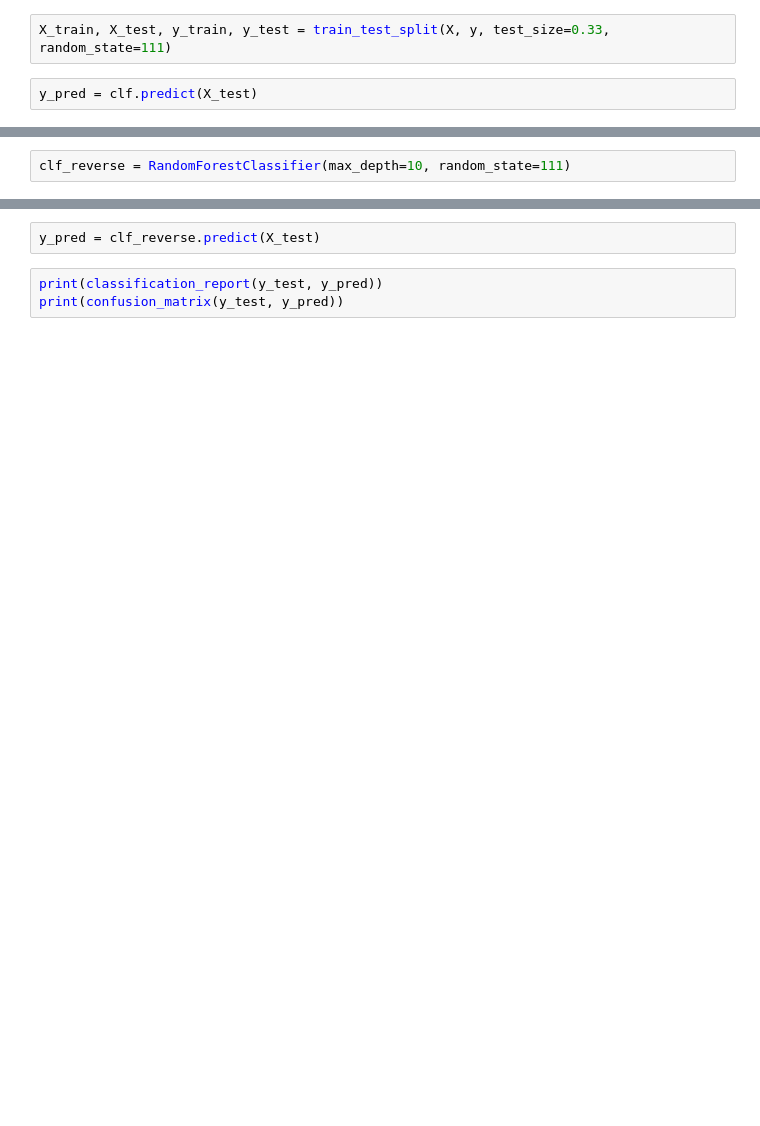
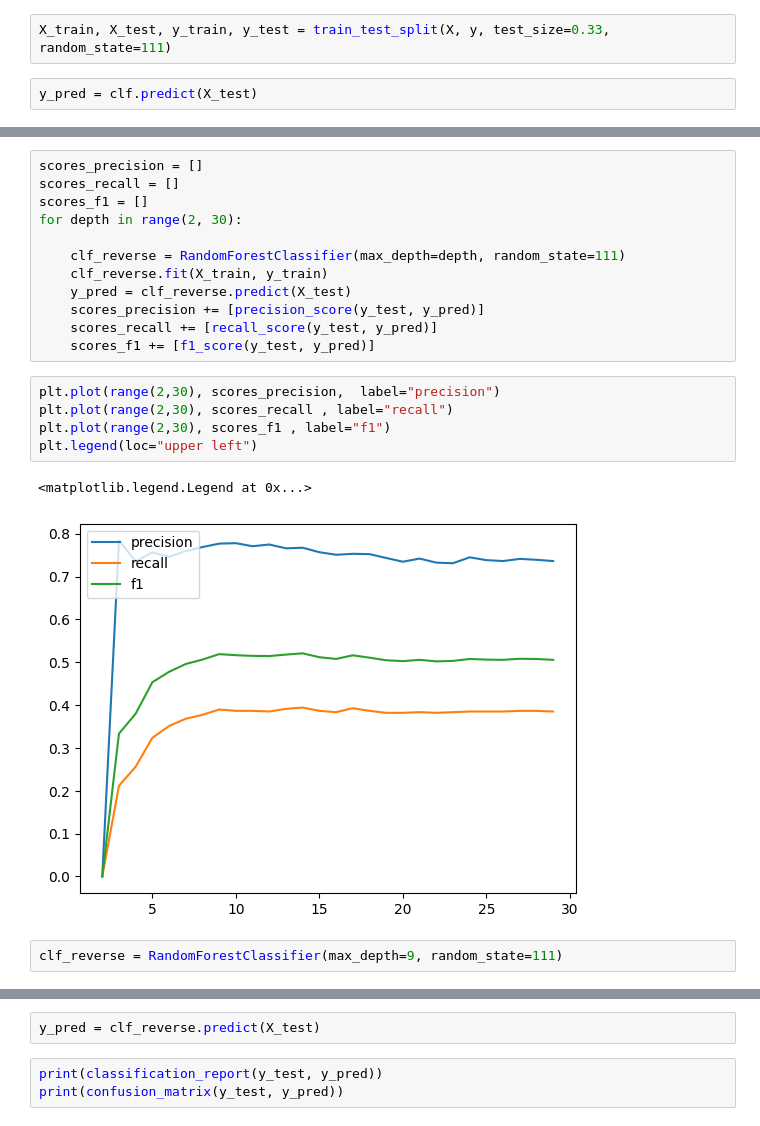
Before and after one commit to Integrative-Transcriptomics/tss-prediction-comparison, a Jupyter notebook: model_training/Model_Training.ipynb, the cells around one changed output, grey strips where cells are left out. Cells and saved outputs as stored; diff of their text form; blank space fills up the shorter version.

```diff
--- a/model_training/Model_Training.ipynb
+++ b/model_training/Model_Training.ipynb
@@ -285,5 +294,25 @@ weighted avg       1.00      1.00      1.00   6178942
 # %%
-clf_reverse = RandomForestClassifier(max_depth=10, random_state=111)
+scores_precision = []
+scores_recall = []
+scores_f1 = []
+for depth in range(2, 30):
+
+    clf_reverse = RandomForestClassifier(max_depth=depth, random_state=111)
+    clf_reverse.fit(X_train, y_train)
+    y_pred = clf_reverse.predict(X_test)
+    scores_precision += [precision_score(y_test, y_pred)]
+    scores_recall += [recall_score(y_test, y_pred)]
+    scores_f1 += [f1_score(y_test, y_pred)]
+# %%
+plt.plot(range(2,30), scores_precision,  label="precision")
+plt.plot(range(2,30), scores_recall , label="recall")
+plt.plot(range(2,30), scores_f1 , label="f1")
+plt.legend(loc="upper left")
+# %% [output]
+<matplotlib.legend.Legend at 0x...>
+[figure, added]
+# %%
+clf_reverse = RandomForestClassifier(max_depth=9, random_state=111)
 # %%
 clf_reverse.fit(X_train, y_train)
 # %% [output]
```
Also changed, not shown: parts of 35 cells of this notebook.
